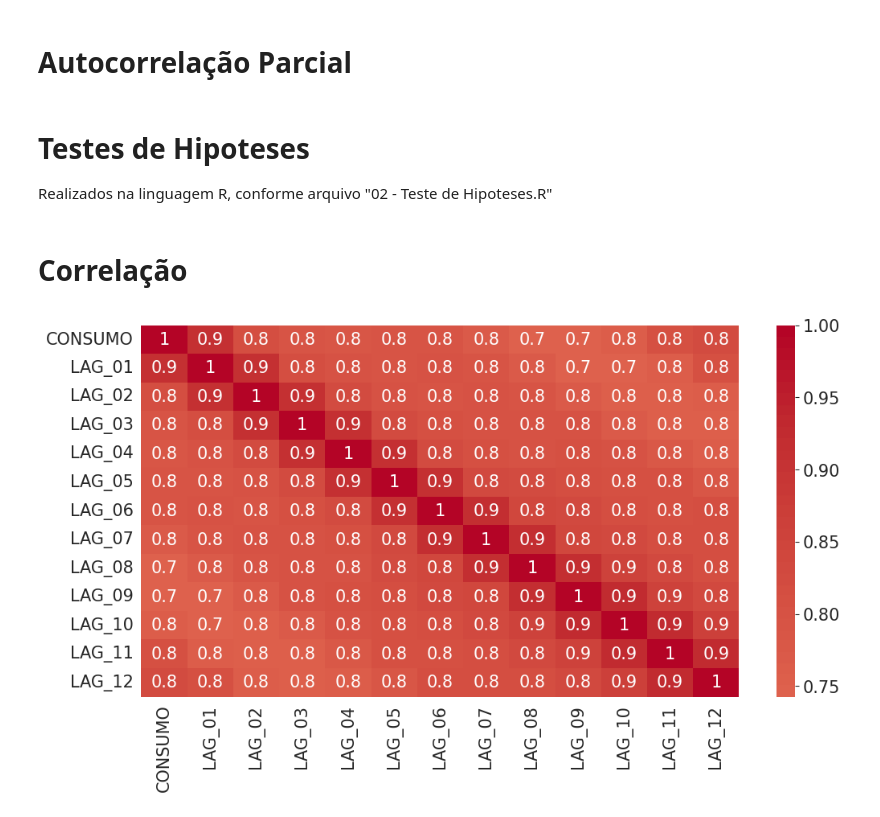
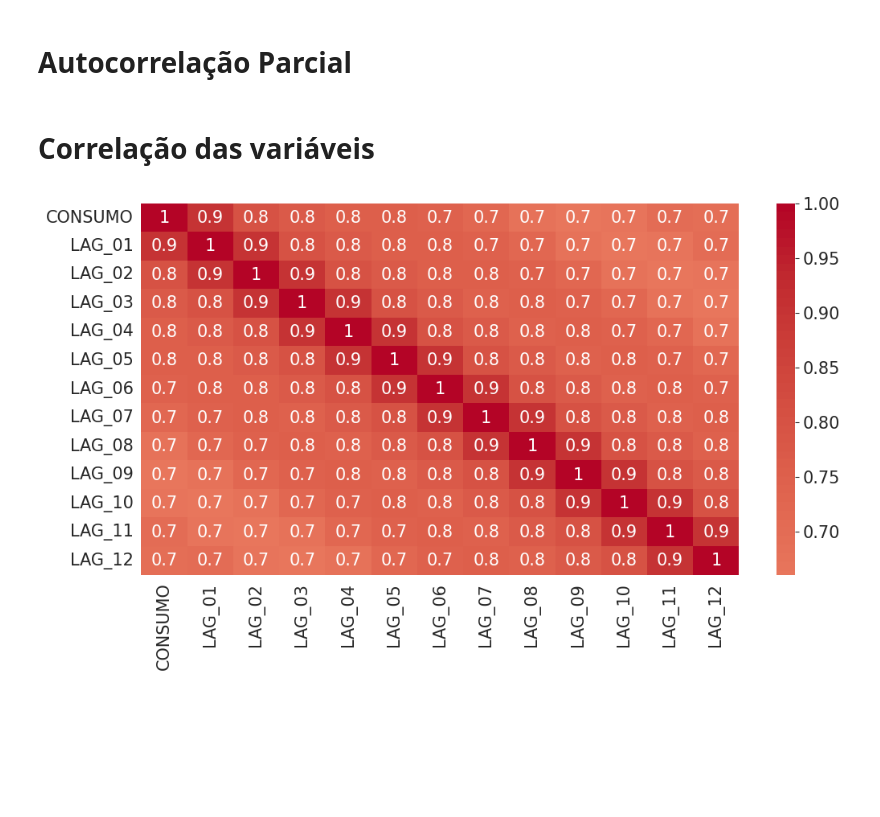
Before and after one commit to eduardoalba0/ppgeps_dissertacao, a Jupyter notebook: 02 - Análise dos Dados.ipynb, the cells around one changed output. Saved outputs shown, nothing was run; the diff lists cells and outputs as text; code cells hidden in the pictures; blank space fills up the shorter version.

```diff
--- a/02 - Análise dos Dados.ipynb
+++ b/02 - Análise dos Dados.ipynb
@@ -106,3 +74,10 @@ summary
+# %%
+for campus, dados in df.groupby("CAMPUS"):
+    plt.boxplot(dados["CONSUMO"])
+    plt.title(campus)
+    plt.ylabel("CONSUMO")
+    plt.savefig(f"./dados/boxplots/{campus}.png")
+    plt.close()
 # %% [markdown]
 # Séries Temporais
 # %%
@@ -110,9 +85,10 @@ summary
 def formater_thousands(x, pos):
     return f'{x:.2f}'.replace('.', ',')
 
+
 scaler = MinMaxScaler()
 
-for reg, df_reg in df_mesclado[df_mesclado["CONSUMO"] > 0].groupby("REGIÃO"):
+for reg, df_reg in df[df["CONSUMO"] > 0].groupby("REGIÃO"):
     plt.figure(figsize=(18, 5))
     plt.rcParams['xtick.labelsize'] = 15
     plt.rcParams['ytick.labelsize'] = 15
@@ -121,6 +97,9 @@ for reg, df_reg in df_mesclado[df_mesclado["CONSUMO"] > 0].groupby("REGIÃO"):
         color=["red", "darkgoldenrod", "blue", "green", "purple", "slategrey", "coral"])
 
     for campus, dados in df_reg.groupby("CAMPUS"):
+        scaler = MinMaxScaler()
+        dados[["CONSUMO"]] = scaler.fit_transform(dados[["CONSUMO"]])
+
         dados = dados[["DATA", "CONSUMO"]].copy()
         dados["DATA"] = pd.to_datetime(dados['DATA'])
         dados = dados.set_index('DATA')
@@ -142,7 +121,7 @@ for reg, df_reg in df_mesclado[df_mesclado["CONSUMO"] > 0].groupby("REGIÃO"):
 # Autocorrelação
 # %%
 
-for campus, dados in df_mesclado[df_mesclado["CONSUMO"] > 0].groupby("CAMPUS"):
+for campus, dados in df[df["CONSUMO"] > 0].groupby("CAMPUS"):
     plt.rcParams['xtick.labelsize'] = 15
     plt.rcParams['ytick.labelsize'] = 15
     plt.rcParams.update({'font.size': 15})
@@ -160,7 +139,7 @@ for campus, dados in df_mesclado[df_mesclado["CONSUMO"] > 0].groupby("CAMPUS"):
 # %% [markdown]
 # Autocorrelação Parcial
 # %%
-for campus, dados in df_mesclado[df_mesclado["CONSUMO"] > 0].groupby("CAMPUS"):
+for campus, dados in df[df["CONSUMO"] > 0].groupby("CAMPUS"):
     plt.rcParams['xtick.labelsize'] = 15
     plt.rcParams['ytick.labelsize'] = 15
     plt.rcParams.update({'font.size': 15})
@@ -175,29 +154,30 @@ for campus, dados in df_mesclado[df_mesclado["CONSUMO"] > 0].groupby("CAMPUS"):
 
     plt.savefig(f"./dados/autocorrelação/PACF-{campus}.png", bbox_inches='tight')
     plt.close()
-# %% [markdown]
-# Testes de Hipoteses
-
-Realizados na linguagem R, conforme arquivo "02 - Teste de Hipoteses.R"
 # %% [markdown]
-# Correlação
+# Correlação das variáveis
 # %%
-columns = df.filter(like="LAG_").columns.tolist()
+lags = {f'LAG_{i:02d}': df['CONSUMO'].shift(i) for i in range(1, 12 + 1)}
+df_lags = pd.concat([df, pd.DataFrame(lags)], axis=1)
+df_lags.dropna(inplace=True)
+
+
+columns = df_lags.filter(like="LAG_").columns.tolist()
 columns.insert(0, "CONSUMO")
 
-corr_matrix = df[columns].dropna().corr(
+corr_matrix = df_lags[columns].dropna().corr(
     numeric_only=True)
 
 fig, ax = plt.subplots(figsize=(12, 6))
 sns.heatmap(corr_matrix,
             cmap="coolwarm",
             center=0,
             annot=True,
             fmt='.1g',
             ax=ax)
 plt.show()
 # %% [output]
-[figure, old version]
+[figure, new version]
 # %%
 columns = df.filter(like="_MENS").columns.tolist()
 columns.insert(0, "CONSUMO")
```
Also changed, not shown: parts of 15 cells of this notebook, 1 other file.
